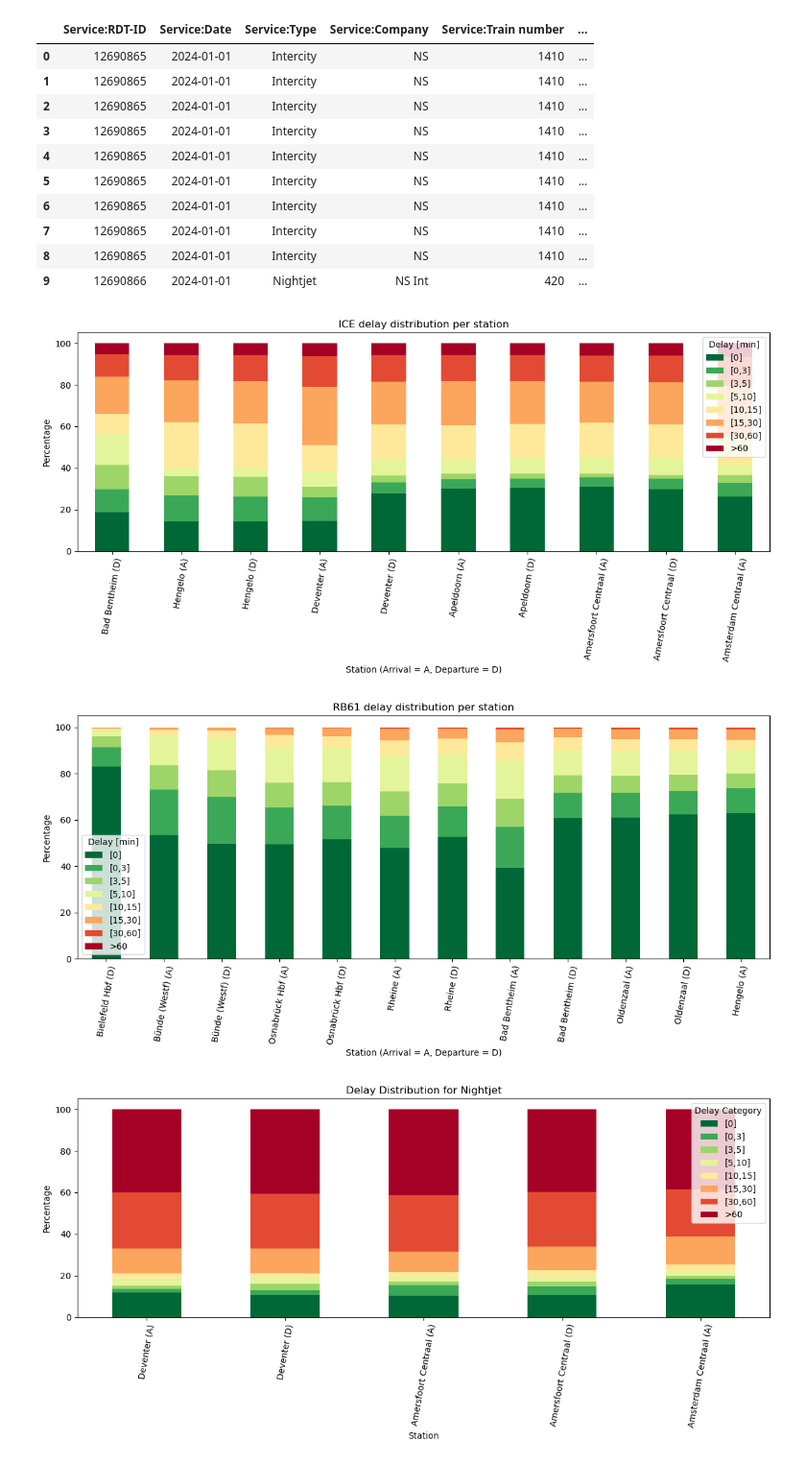
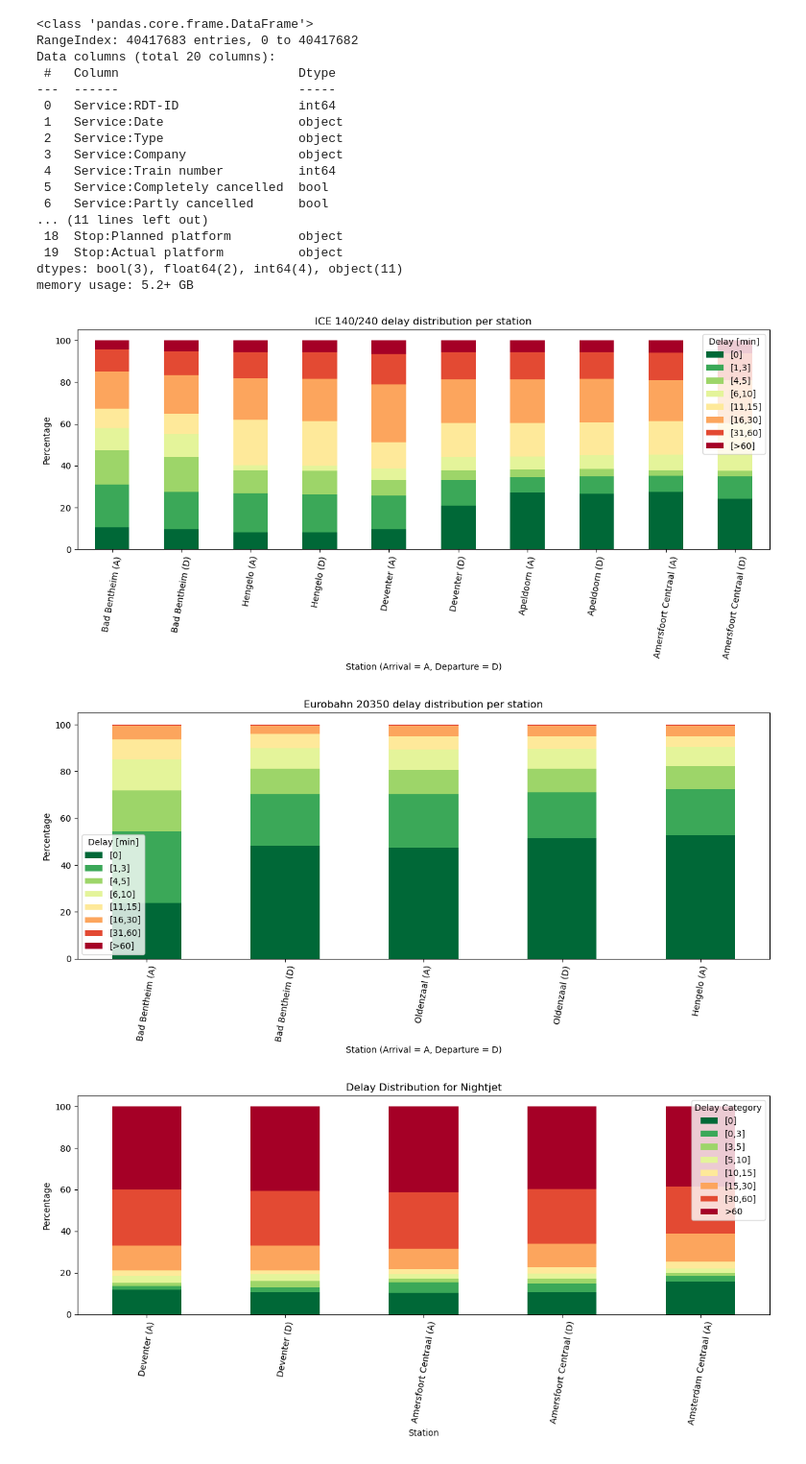
Before and after one commit to NielsvanderRijst/TIL5050-Delayed-ICE, a Jupyter notebook: delay.ipynb, the cells around one changed output. Shown at 96% size. Drawn from its saved outputs; the diff is of its cells as text; code cells hidden in the pictures.

```diff
--- a/delay.ipynb
+++ b/delay.ipynb
@@ -22,33 +22,41 @@ dataframes_to_add = [df2024, df2025_1, df2025_2, df2025_3, df2025_4, df2025_5, d
 for i in dataframes_to_add:
     df = pd.concat([df, i], ignore_index=True)
 
-df.head(10)
+df.info()
 # %% [output]
-|  | Service:RDT-ID | Service:Date | Service:Type | Service:Company | Service:Train number | ... |
-| 0 | 12690865 | 2024-01-01 | Intercity | NS | 1410 | ... |
-| 1 | 12690865 | 2024-01-01 | Intercity | NS | 1410 | ... |
-| 2 | 12690865 | 2024-01-01 | Intercity | NS | 1410 | ... |
-| 3 | 12690865 | 2024-01-01 | Intercity | NS | 1410 | ... |
-| 4 | 12690865 | 2024-01-01 | Intercity | NS | 1410 | ... |
-| 5 | 12690865 | 2024-01-01 | Intercity | NS | 1410 | ... |
-| 6 | 12690865 | 2024-01-01 | Intercity | NS | 1410 | ... |
-| 7 | 12690865 | 2024-01-01 | Intercity | NS | 1410 | ... |
-| 8 | 12690865 | 2024-01-01 | Intercity | NS | 1410 | ... |
-| 9 | 12690866 | 2024-01-01 | Nightjet | NS Int | 420 | ... |
+<class 'pandas.core.frame.DataFrame'>
+RangeIndex: 40417683 entries, 0 to 40417682
+Data columns (total 20 columns):
+ #   Column                        Dtype
+---  ------                        -----
+ 0   Service:RDT-ID                int64
+ 1   Service:Date                  object
+ 2   Service:Type                  object
+ 3   Service:Company               object
+ 4   Service:Train number          int64
+ 5   Service:Completely cancelled  bool
+ 6   Service:Partly cancelled      bool
+... (11 lines left out)
+ 18  Stop:Planned platform         object
+ 19  Stop:Actual platform          object
+dtypes: bool(3), float64(2), int64(4), object(11)
+memory usage: 5.2+ GB
+# %%
+df = pd.read_csv("Services2/all_interesting_services_filtered.csv")
 # %%
 train_number = [242, 240, 148, 146, 144, 142, 140]
 df_train = df[df["Service:Train number"].isin(train_number)]
 df_train = df_train[df_train["Service:Partly cancelled"] == False]
 df_train.head(50)
 
-bins = [-1, 1, 3, 5, 10, 15, 30, 60, float('inf')]
-labels = ['[0]', '[0,3]', '[3,5]', '[5,10]', '[10,15]', '[15,30]', '[30,60]', '>60']
+bins = [-1, 0.9, 3, 6, 10, 15, 30, 60, float('inf')]
+labels = ['[0]', '[1,3]', '[4,5]', '[6,10]', '[11,15]', '[16,30]', '[31,60]', '[>60]']
 
 # Arrival delay
 df_arrival = df_train[['Stop:Station name', 'Stop:Arrival delay', 'Stop:Arrival time']].copy()
 df_arrival.rename(columns={'Stop:Arrival delay': 'Delay', 'Stop:Arrival time': 'Time'}, inplace=True)
 df_arrival['Type'] = '(A)'
-df_arrival['Delay category'] = pd.cut(df_arrival['Delay'], bins=bins, labels=labels)
+df_arrival['Delay category'] = pd.cut(df_arrival['Delay'], bins=bins, labels=labels, right=True)
 
 # Departure delay
 df_departure = df_train[['Stop:Station name', 'Stop:Departure delay', 'Stop:Departure time']].copy()
@@ -71,7 +79,7 @@ station_order = [
     # 'Bünde (Westf) (A)', 'Bünde (Westf) (D)',
     # 'Osnabrück Hbf (A)', 'Osnabrück Hbf (D)',
     # 'Rheine (A)', 'Rheine (D)',
-    # 'Bad Bentheim (A)',
+    'Bad Bentheim (A)',
     'Bad Bentheim (D)',
     'Oldenzaal (A)', 'Oldenzaal (D)',
     'Hengelo (A)',
@@ -95,28 +103,28 @@ station_delay_percent.plot(kind='bar', stacked=True, figsize=(12,6), color=color
 
 plt.ylabel('Percentage')
 plt.xlabel('Station (Arrival = A, Departure = D)')
-plt.title(f'ICE delay distribution per station')
+plt.title(f'ICE 140/240 delay distribution per station')
 plt.legend(title='Delay [min]')
 plt.xticks(rotation=80)
 plt.tight_layout()
 plt.savefig(f'ICE_delay_distribution_NL2.png')
 plt.show()
 # %% [output]
-[figure, old version]
+[figure, new version]
 # %%
 train_number = [20350, 20352, 20354, 20356, 20358, 20360, 20362, 20364, 20366, 20368, 20370, 20372, 20374, 20376, 20378, 20380, 20382, 20384, 20386]
 df_train = df[df["Service:Train number"].isin(train_number)]
 df_train = df_train[df_train["Service:Partly cancelled"] == False]
 df_train.head(50)
 
-bins = [-1, 1, 3, 5, 10, 15, 30, 60, float('inf')]
-labels = ['[0]', '[0,3]', '[3,5]', '[5,10]', '[10,15]', '[15,30]', '[30,60]', '>60']
+bins = [-1, 0.9, 3, 6, 10, 15, 30, 60, float('inf')]
+labels = ['[0]', '[1,3]', '[4,5]', '[6,10]', '[11,15]', '[16,30]', '[31,60]', '[>60]']
 
 # Arrival delay
 df_arrival = df_train[['Stop:Station name', 'Stop:Arrival delay', 'Stop:Arrival time']].copy()
 df_arrival.rename(columns={'Stop:Arrival delay': 'Delay', 'Stop:Arrival time': 'Time'}, inplace=True)
 df_arrival['Type'] = '(A)'
-df_arrival['Delay category'] = pd.cut(df_arrival['Delay'], bins=bins, labels=labels)
+df_arrival['Delay category'] = pd.cut(df_arrival['Delay'], bins=bins, labels=labels, right=True)
 
 # Departure delay
 df_departure = df_train[['Stop:Station name', 'Stop:Departure delay', 'Stop:Departure time']].copy()
@@ -139,35 +147,35 @@ station_order = [
     'Bad Bentheim (A)',
     'Bad Bentheim (D)',
     'Oldenzaal (A)', 'Oldenzaal (D)',
     'Hengelo (A)',
     # 'Hengelo (D)',
     # 'Deventer (A)', 'Deventer (D)', 'Apeldoorn (A)', 'Apeldoorn (D)',
     # 'Amersfoort Centraal (A)', 'Amersfoort Centraal (D)', 'Amsterdam Centraal (A)'
 ]
 # Filter zodat alleen stations die in de data zitten worden meegenomen
 station_order = [s for s in station_order if s in df_long['Station_Type'].unique()]
 
 # Zet de index in de gewenste volgorde
 station_delay = pd.crosstab(df_long['Station_Type'], df_long['Delay category'])
 station_delay_percent = station_delay.div(station_delay.sum(axis=1), axis=0) * 100
 station_delay_percent = station_delay_percent.loc[station_order]
 
 cmap = cm.get_cmap('RdYlGn_r', len(labels))
 colors = [cmap(i) for i in range(cmap.N)]
 
 # 4. Plot gestapelde staafdiagram
 station_delay_percent.plot(kind='bar', stacked=True, figsize=(12,6), color=colors)
 
 plt.ylabel('Percentage')
 plt.xlabel('Station (Arrival = A, Departure = D)')
-plt.title(f'RB61 delay distribution per station')
+plt.title(f'Eurobahn 20350 delay distribution per station')
 plt.legend(title='Delay [min]')
 plt.xticks(rotation=80)
 plt.tight_layout()
 plt.savefig(f'RB61_delay_distribution_per_station.png')
 plt.show()
 # %% [output]
-[figure, old version]
+[figure, new version]
 # %%
 train_number = 420
 df_train = df[df["Service:Train number"] == train_number]
```
Also changed, not shown: 33 other files.
